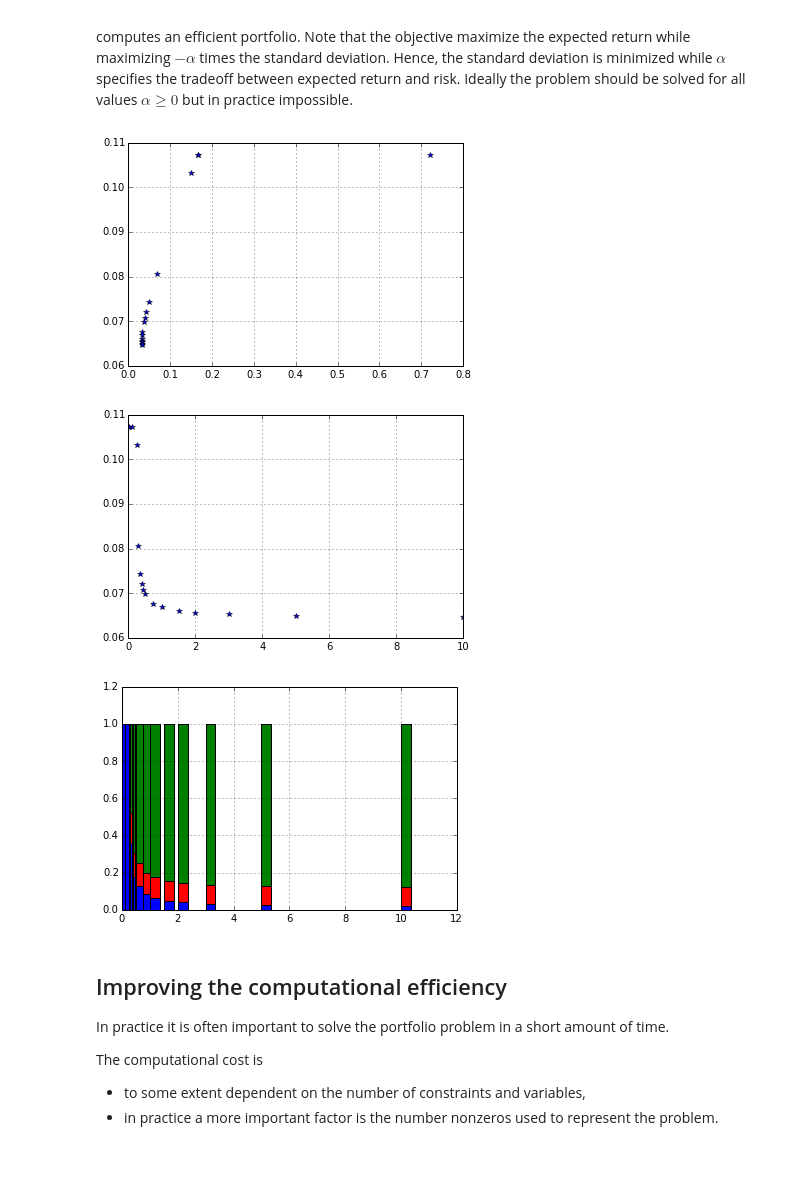
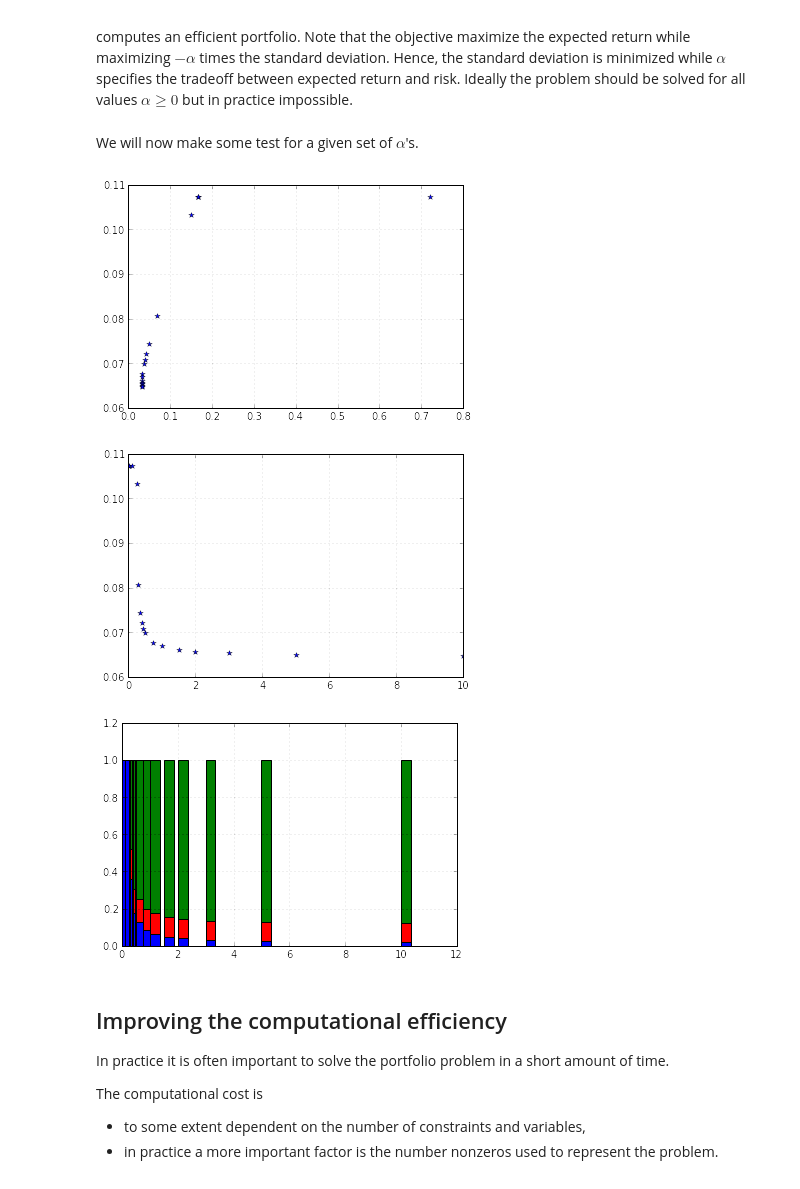
Before and after one commit to andreacassioli/MOSEK, a Jupyter notebook: notebook/ismp2015/portfolio-with-fusion.ipynb, the cells around one changed output. Cells and saved outputs as stored; diff of their text form; code cells hidden in the pictures.

```diff
--- a/notebook/ismp2015/portfolio-with-fusion.ipynb
+++ b/notebook/ismp2015/portfolio-with-fusion.ipynb
@@ -136,6 +136,8 @@ def BasicMarkowitz(mu,GT,w,gamma):
 
         M.constraint('risk', Expr.vstack( gamma,Expr.mul(GT,x)), Domain.inQCone())
 
+        M.setLogHandler(open('dumpb.log','w'))
+
         M.solve()
 
         return x.level()
@@ -193,0 +190,4 @@ print 'expected return = %f'% dot(mu,x)
+# %%
+x = BasicMarkowitz(mu,GT,w,gamma)
+print "x = ",x
+print 'expected return = %f'% dot(mu,x)
@@ -210,7 +213,7 @@ Given a nonnegative $\alpha$ then the problem
 
 computes an efficient portfolio. Note that the objective maximize the expected return while maximizing $-\alpha$ times the standard deviation. Hence, the standard deviation is minimized while $\alpha$ specifies the tradeoff between expected return and risk. Ideally the problem  should be solved for all values $\alpha \geq 0$ but in practice impossible.
 # %%
-def EfficientFrontier(mu,GT,x0,w,alphas):
+def EfficientFrontier(mu,GT,w,alphas):
 
     n = len(mu)
 
@@ -220,7 +223,7 @@ def EfficientFrontier(mu,GT,x0,w,alphas):
         x = M.variable("x", n, Domain.greaterThan(0.0)) # Portfolio variables
         s = M.variable("s", 1, Domain.unbounded()) # Risk variable
 
-        M.constraint('budget', Expr.sum(x), Domain.equalsTo(w+sum(x0)))
+        M.constraint('budget', Expr.sum(x), Domain.equalsTo(w))
 
         M.constraint('risk', Expr.vstack(s,Expr.mul(GT,x)),Domain.inQCone())
 
@@ -240,42 +243,44 @@ def EfficientFrontier(mu,GT,x0,w,alphas):
             xs.append(x.level())
 
         return risk,xs
+# %% [markdown]
+We will now make some test for a given set of $\alpha$'s.
 # %%
 alphas = [0.00, 0.01, 0.10, 0.25, 0.30, 0.35, 0.40, 0.45, 0.50, 0.75, 1.00, 1.50, 2.00, 3.00, 5.00, 10.00]
 
-risk,xs = EfficientFrontier(mu,GT,x0,w,alphas)
+risk,xs = EfficientFrontier(mu,GT,w,alphas)
 
 %matplotlib inline
 import matplotlib.pyplot as plt
 
 m = len(alphas)
 
 plt.plot( risk, [ dot(mu,xx) for xx in xs], 'b*')
 
 plt.grid()
 plt.show()
 
 
 plt.plot( alphas, [ dot(mu,xx) for xx in xs], 'b*')
 
 plt.grid()
 plt.show()
 
 indx= range(len(alphas))
 colors=['b','r','g']
 bott = [0. for i in range(m)]
 
 for i in range(n):
     xx = [ xs[j][i] for j in range(m)]
     plt.bar(alphas, xx ,  0.35, bottom=bott,color=colors[i])
     bott= [ bott[j] + xx[j] for j in range(m)]
 
 plt.grid()
 plt.show()
 # %% [output]
-[figure, old version]
+[figure, new version]
-[figure, old version]
+[figure, new version]
-[figure, old version]
+[figure, new version]
 # %% [markdown]
 Improving the computational efficiency
 --------------------------------------
```
Also changed, not shown: parts of 16 cells of this notebook, 1 other file.
